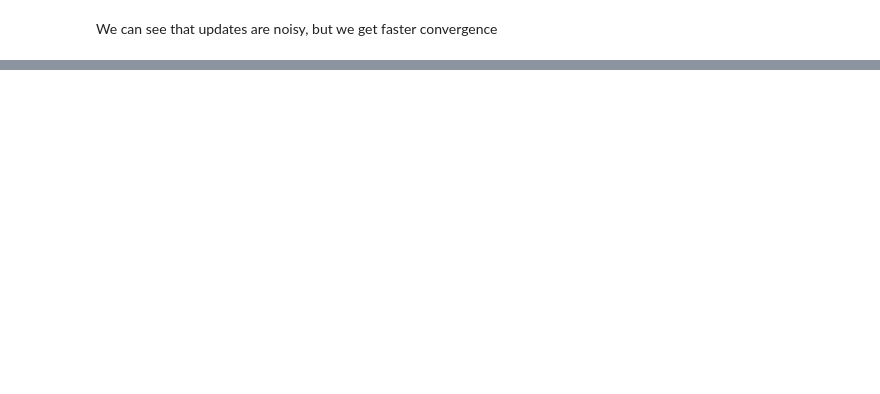
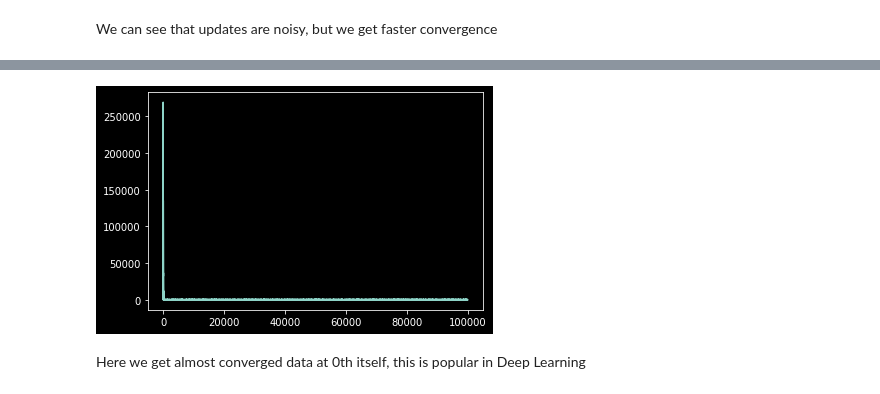
Before and after one commit to utkarshgupta2504/Data-Science, a Jupyter notebook: Gradient Descent Optimisations/miniBatchGD.ipynb, the cells around one changed output, grey strips where cells are left out. Drawn from its saved outputs; the diff is of its cells as text; code cells hidden in the pictures; blank space fills up the shorter version.

```diff
--- a/Gradient Descent Optimisations/miniBatchGD.ipynb
+++ b/Gradient Descent Optimisations/miniBatchGD.ipynb
@@ -149,0 +152,2 @@ We can see that updates are noisy, but we get faster convergence
+# %%
+theta, error_list, all_error_list = mini_batch_gradient_descent(X, y, batch_size=1)
@@ -149,0 +159,7 @@ We can see that updates are noisy, but we get faster convergence
+# %%
+plt.plot(all_error_list)
+plt.show()
+# %% [output]
+[figure, added]
+# %% [markdown]
+Here we get almost converged data at 0th itself, this is popular in Deep Learning
```
Also changed, not shown: parts of 6 cells of this notebook.
